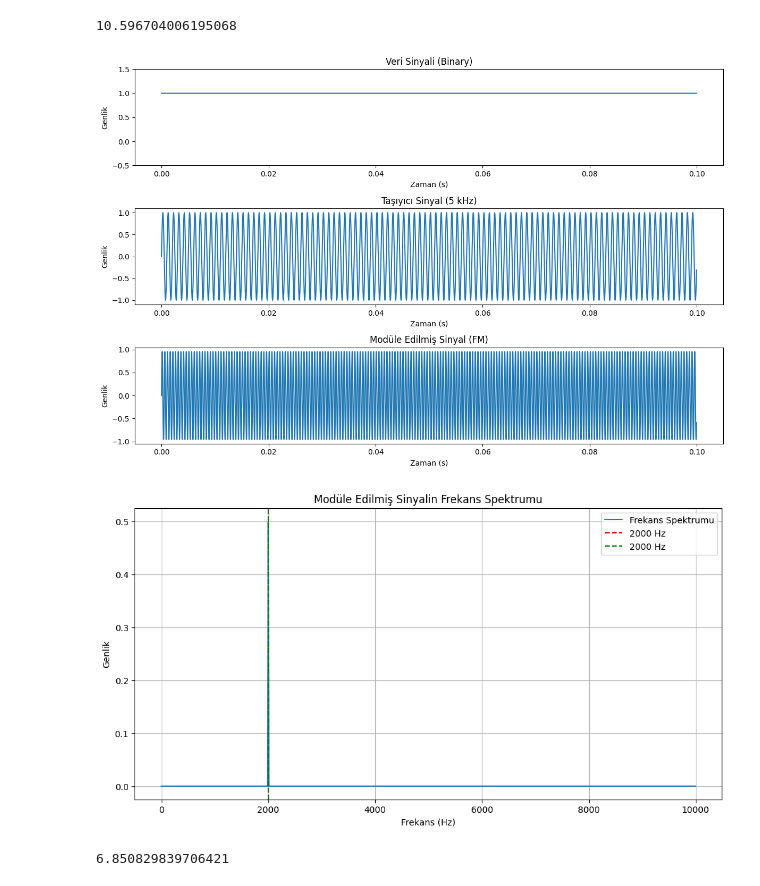
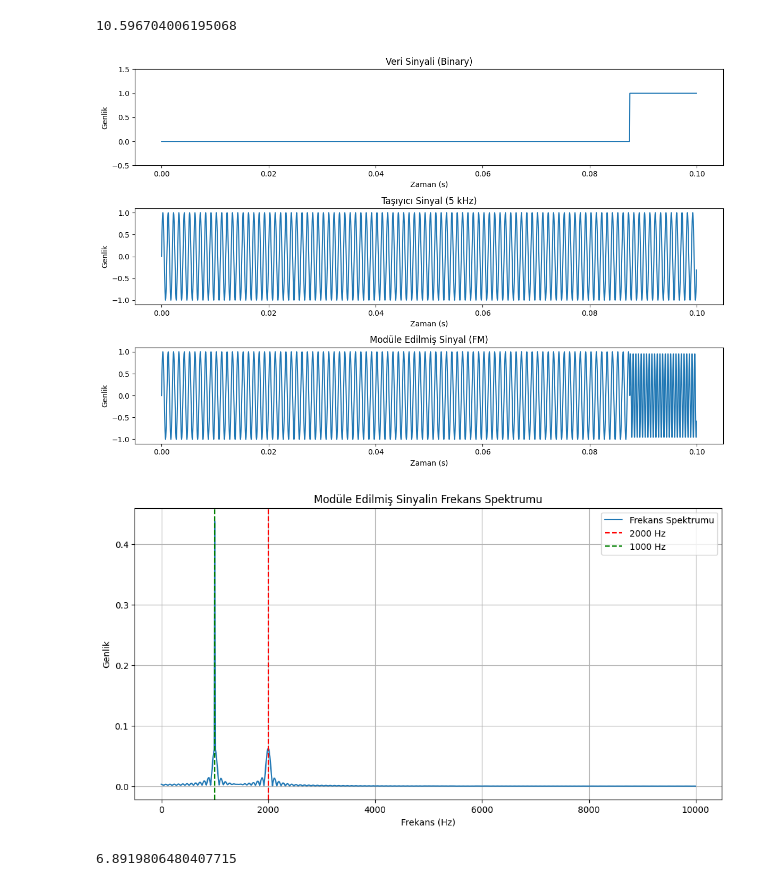
Before and after one commit to OmerFaruk-Celik/AMKS_AUV_ATILAY, a Jupyter notebook: FM.ipynb, the cells around one changed output. Drawn from its saved outputs; the diff is of its cells as text; code cells hidden in the pictures.

```diff
--- a/FM.ipynb
+++ b/FM.ipynb
@@ -738,7 +738,7 @@ def play_modulated_signal(modulated_signal, sampling_rate):
 def process_and_play(decimal_number, carrier_freq, sampling_rate, duration, mod_index):
 
     binary_array = decimal_to_binary_array(decimal_number)
-    binary_array=[1,1,1,1,1,1,1,1,1,1,1,1,1,1,1,1]
+    binary_array=[1,1,0,0,0,0,0,0,0,0,0,0,0,0,1,1]
 
     # Zaman dizisi oluşturma
     t = np.linspace(0, duration, int(sampling_rate * duration), endpoint=False)
@@ -762,33 +762,33 @@ def process_and_play(decimal_number, carrier_freq, sampling_rate, duration, mod_
 
     return t, data_signal, carrier, modulated_signal
 
 def cizim(t, data_signal, carrier, modulated_signal, sampling_rate, mod_index):
     # Zaman domaininde sinyalleri çizme
     plot_time_domain_signals(t, data_signal, carrier, modulated_signal)
 
     # Frekans domaininde modüle edilmiş sinyali analiz etme ve çizme
     Fm = (carrier_freq + mod_index * data_signal)
     highlight_freq = max(Fm)  # Vurgulanacak frekans
     lowlight_freq = min(Fm)
     plot_frequency_domain(modulated_signal, sampling_rate, highlight_freq, lowlight_freq)
 
 # Sabitler
 carrier_freq = 1000 # Taşıyıcı frekans 5 kHz (örnek)
 sampling_rate = 20000  # Örnekleme frekansı 100 kHz
 duration = 0.1  # Sinyal süresi 100 ms
 mod_index = 1000  # odülasyon indeksi (değeri deneyerek ayarlayabilirsiniz)
 baslangic=time.time()
 # 1'den 100'e kadar olan sayıları binary'ye çevirme ve işlemler
 for decimal_number in range(3, 4):
     for j in range(100):
         t, data_signal, carrier, modulated_signal = process_and_play(decimal_number, carrier_freq, sampling_rate, duration, mod_index)
 
 # Son sinyal için çizimleri yapma
 cizim(t, data_signal, carrier, modulated_signal, sampling_rate, mod_index)
 son=time.time()
 gecen_sure=son-baslangic
 print(gecen_sure)
 # %% [output]
-[figure, old version]
+[figure, new version]
-[figure, old version]
+[figure, new version]
-6.850829839706421
+6.8919806480407715
```
